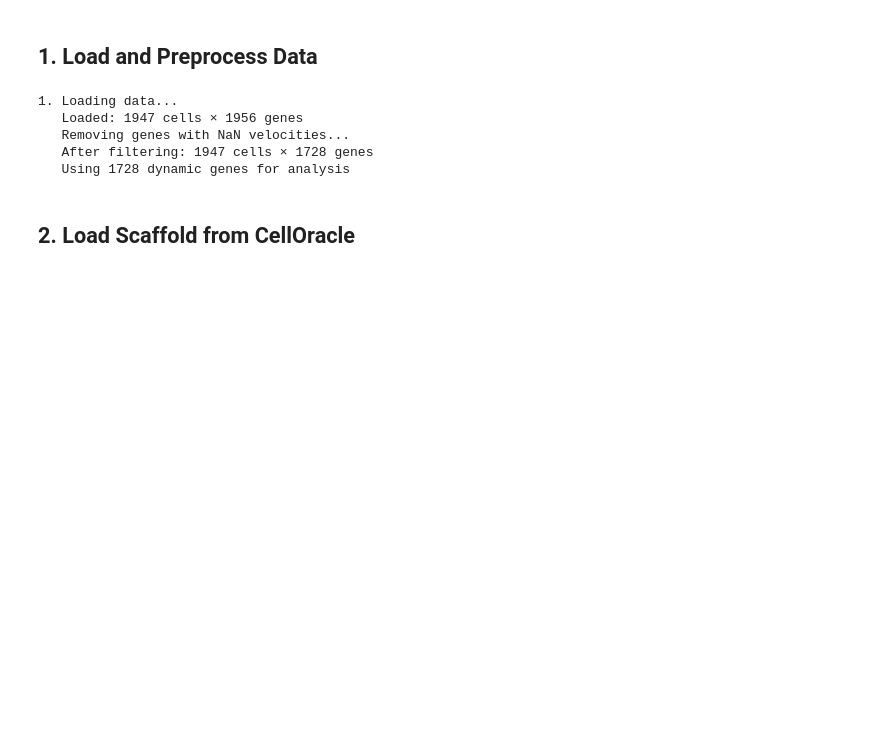
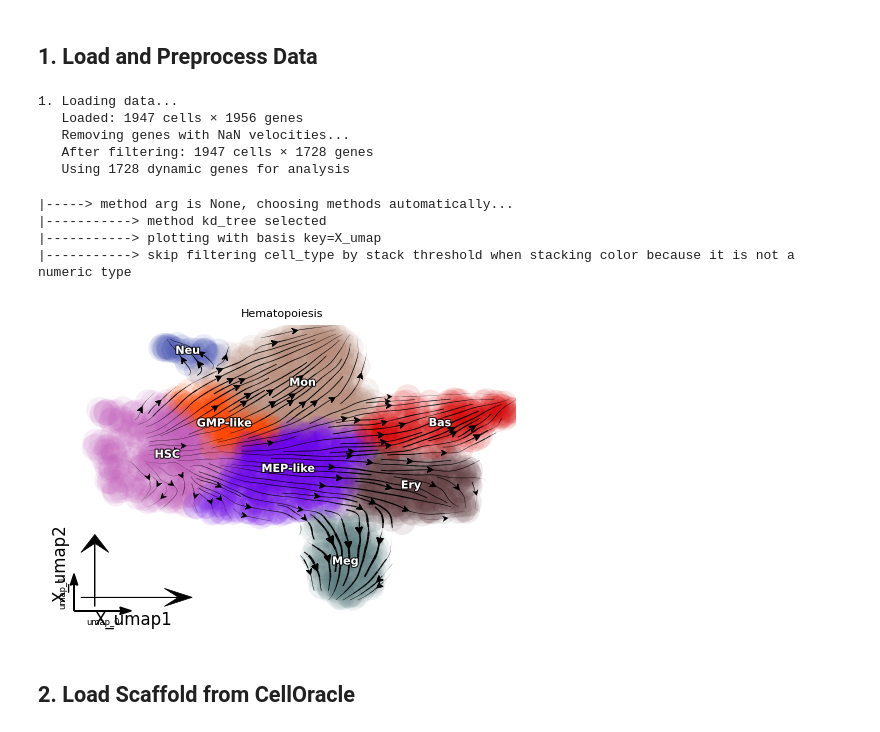
Before and after one commit to Bernaljp/scHopfield, a Jupyter notebook: hematopoiesis_analysis_sch.ipynb, the cells around one changed output. Cells and saved outputs as stored; diff of their text form; code cells hidden in the pictures; blank space fills up the shorter version.

```diff
--- a/hematopoiesis_analysis_sch.ipynb
+++ b/hematopoiesis_analysis_sch.ipynb
@@ -88,6 +88,22 @@ print(f"   Using {n_genes} dynamic genes for analysis")
    Removing genes with NaN velocities...
    After filtering: 1947 cells × 1728 genes
    Using 1728 dynamic genes for analysis
+# %%
+# %%
+ax = dyn.pl.streamline_plot(adata, color=CLUSTER_KEY, basis="umap", show_legend="on data", show_arrowed_spines=True, size=(15,10), save_show_or_return='return')
+ax[0].set_title("Hematopoiesis")
+plt.show()
+
+# %%
+colors = {k:ax[0].get_children()[0]._facecolors[np.where(adata.obs[CLUSTER_KEY]==k)[0][0]] for k in adata.obs[CLUSTER_KEY].unique()}
+for k in colors:
+    colors[k][3] = 1
+# %% [output]
+|-----> method arg is None, choosing methods automatically...
+|-----------> method kd_tree selected
+|-----------> plotting with basis key=X_umap
+|-----------> skip filtering cell_type by stack threshold when stacking color because it is not a numeric type
+[figure, added]
 # %% [markdown]
 ## 2. Load Scaffold from CellOracle
 # %%
```
Also changed, not shown: parts of 4 cells of this notebook, 1 other file.
